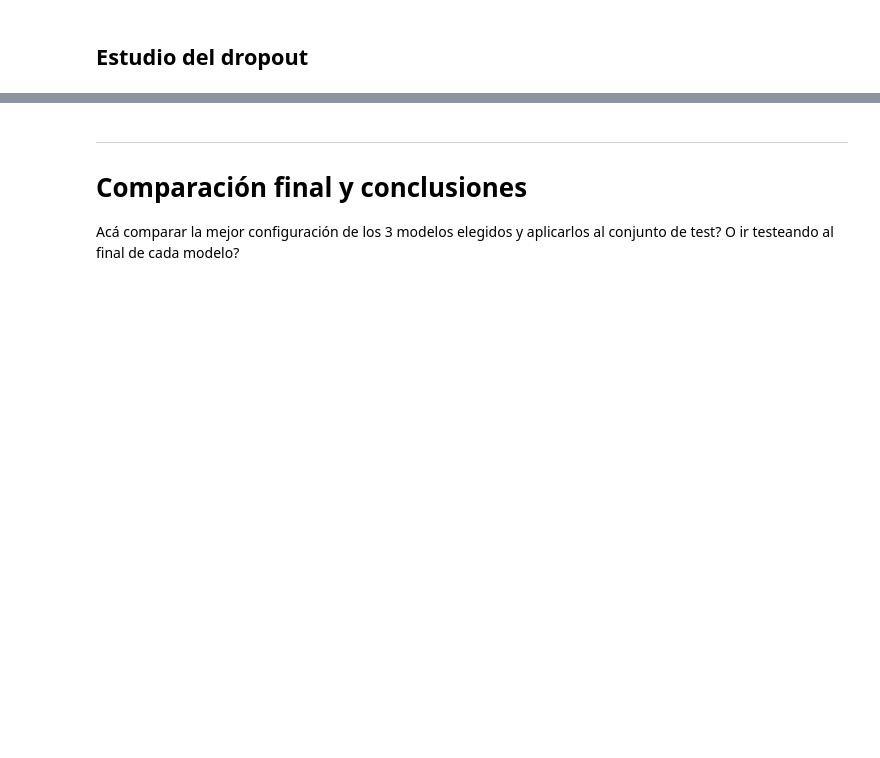
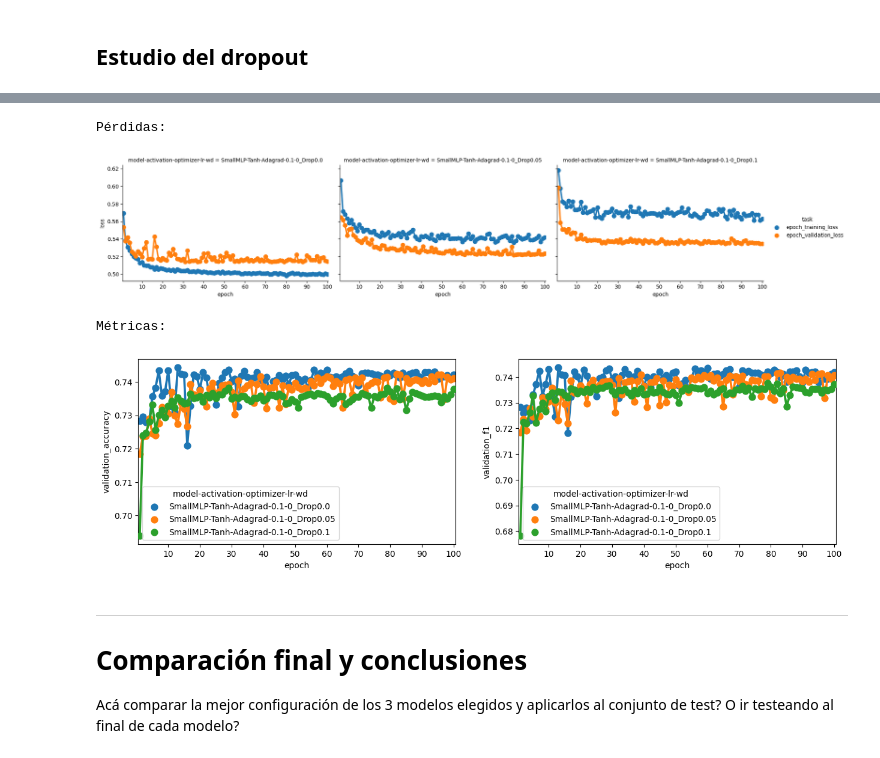
Before and after one commit to Cheva94/Diplo_Opt, a Jupyter notebook: 3_DL/Lab1/Resolución_Lab1.ipynb, the cells around one changed output, grey strips where cells are left out. Cells and saved outputs as stored; diff of their text form; code cells hidden in the pictures; blank space fills up the shorter version.

```diff
--- a/3_DL/Lab1/Resolución_Lab1.ipynb
+++ b/3_DL/Lab1/Resolución_Lab1.ipynb
@@ -450,3 +549,13 @@ plot_results(EPOCHS, f'SmallMLP/Baseline_Epocas-{EPOCHS}.csv', Batch_Exps1)
+# %%
+# plot_results(EPOCHS, f'SmallMLP/Drop_Epocas-{EPOCHS}.csv', Drop_Exps1)
+# plot_results(100, 'SmallMLP/Drop_Epocas-100.csv')
+# plot_results(EPOCHS, f'SmallMLP/Drop_Epocas-{EPOCHS}_new.csv', Drop_Exps1)
+plot_results(100, 'SmallMLP/Drop_Epocas-100_new.csv')
+# %% [output]
+Pérdidas:
+[figure, added]
+Métricas:
+[figure, added]
 # %% [markdown]
 ---
 # Comparación final y conclusiones
```
Also changed, not shown: parts of 21 cells of this notebook, 13 other files.
